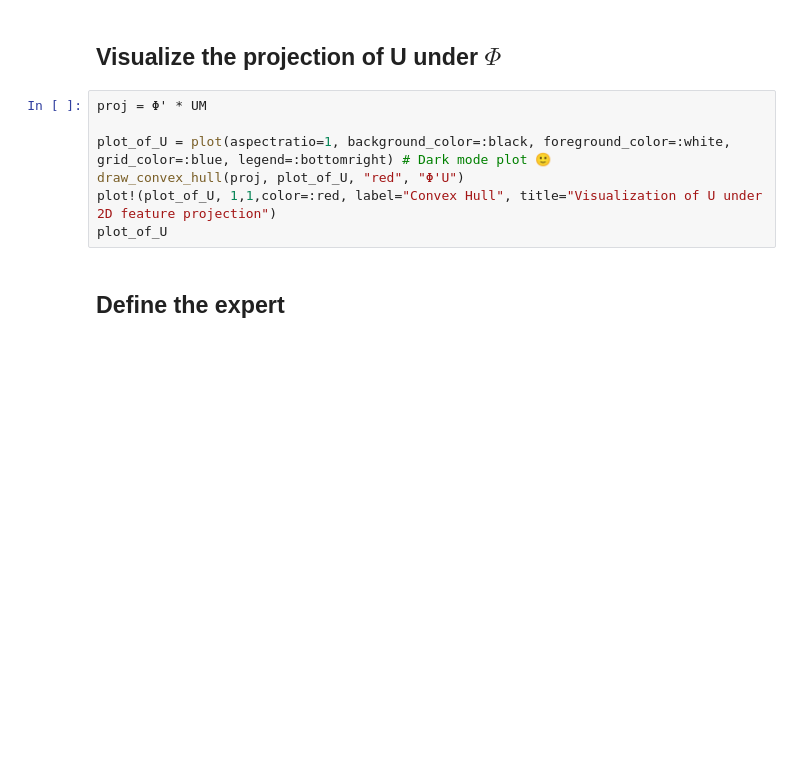
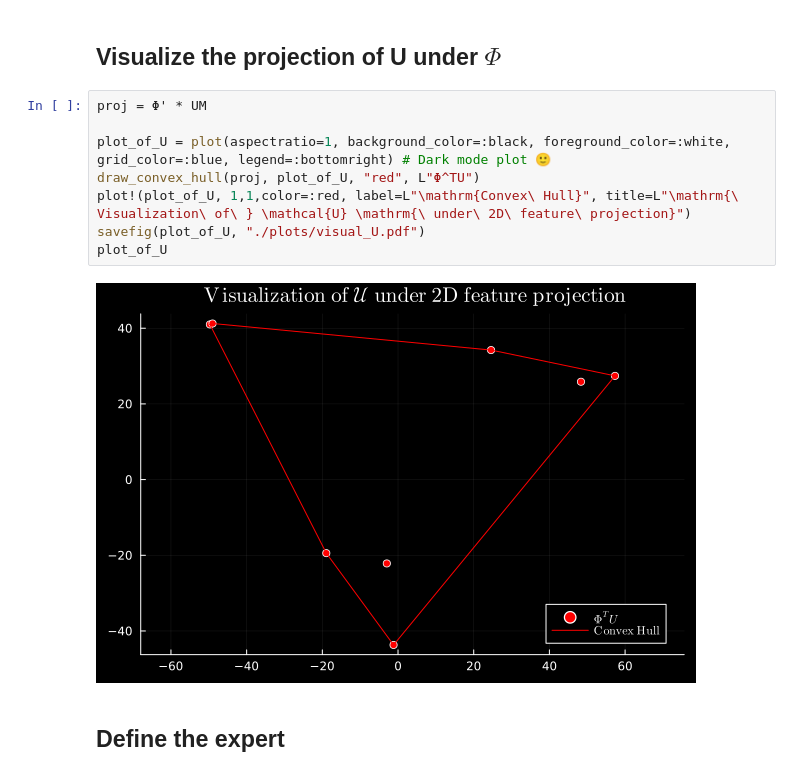
Before and after one commit to GersiD/ChebyshevROIL, a Jupyter notebook: notebooks/visual.ipynb, the cells around one changed output. Cells and saved outputs as stored; diff of their text form; blank space fills up the shorter version.

Commit message:
Adding plots from notebook as pdfs

```diff
--- a/notebooks/visual.ipynb
+++ b/notebooks/visual.ipynb
@@ -115,10 +115,13 @@ norm(Φ, 2) = 1.414213562373095
 # %%
 proj = Φ' * UM
 
 plot_of_U = plot(aspectratio=1, background_color=:black, foreground_color=:white, grid_color=:blue, legend=:bottomright) # Dark mode plot 🙂
-draw_convex_hull(proj, plot_of_U, "red", "Φ'U")
-plot!(plot_of_U, 1,1,color=:red, label="Convex Hull", title="Visualization of U under 2D feature projection")
+draw_convex_hull(proj, plot_of_U, "red", L"Φ^TU")
+plot!(plot_of_U, 1,1,color=:red, label=L"\mathrm{Convex\ Hull}", title=L"\mathrm{\ Visualization\ of\ } \mathcal{U} \mathrm{\ under\ 2D\ feature\ projection}")
+savefig(plot_of_U, "./plots/visual_U.pdf")
 plot_of_U
+# %% [output]
+[figure, added]
 # %% [markdown]
 ## Define the expert
 # %%
```
Also changed, not shown: parts of 6 cells of this notebook, 4 other files.
